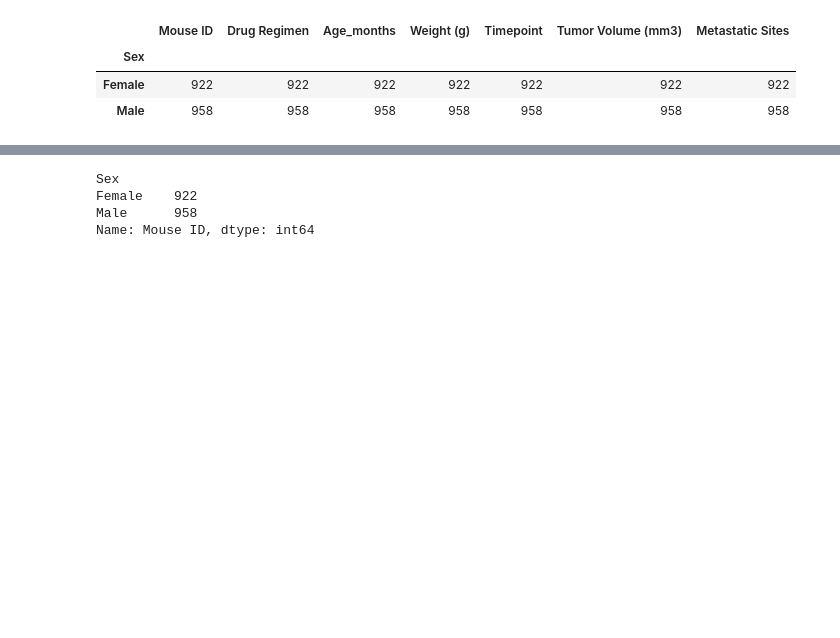
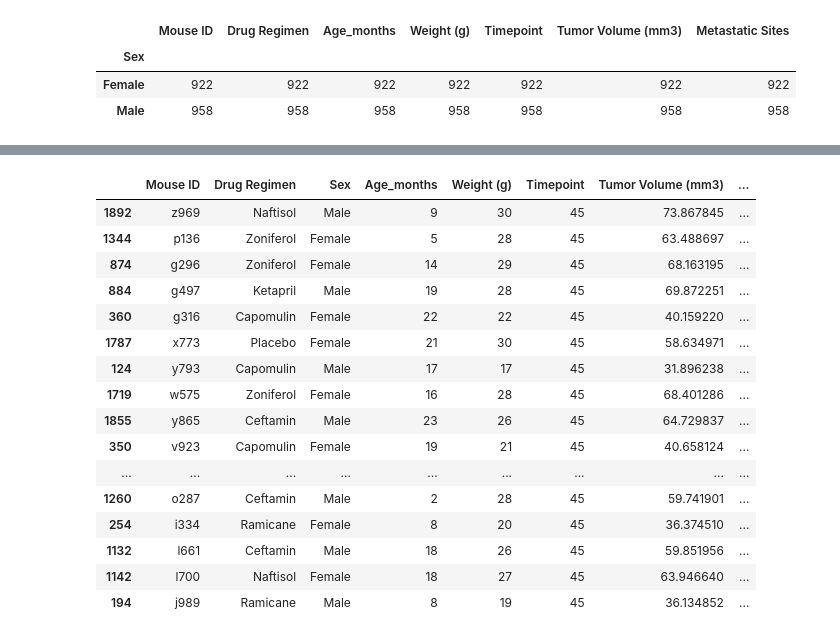
Before and after one commit to anajuarezar/matplotlib-challenge, a Jupyter notebook: pymaceuticals.ipynb, the cells around one changed output, grey strips where cells are left out. Drawn from its saved outputs; the diff is of its cells as text; code cells hidden in the pictures; blank space fills up the shorter version.

```diff
--- a/pymaceuticals.ipynb
+++ b/pymaceuticals.ipynb
@@ -218,8 +213,0 @@ plt.pie(mouse_sex, explode=explode, labels=labels, colors=colors,
-# %%
-mouse_sex = sex_group['Mouse ID']
-mouse_sex
-# %% [output]
-Sex
-Female    922
-Male      958
-Name: Mouse ID, dtype: int64
@@ -225,0 +217,20 @@ Name: Mouse ID, dtype: int64
+# %%
+latest_entry = clean_mouse.sort_values("Timepoint", ascending=False)
+# %% [output]
+|  | Mouse ID | Drug Regimen | Sex | Age_months | Weight (g) | Timepoint | Tumor Volume (mm3) | ... |
+| 1892 | z969 | Naftisol | Male | 9 | 30 | 45 | 73.867845 | ... |
+| 1344 | p136 | Zoniferol | Female | 5 | 28 | 45 | 63.488697 | ... |
+| 874 | g296 | Zoniferol | Female | 14 | 29 | 45 | 68.163195 | ... |
+| 884 | g497 | Ketapril | Male | 19 | 28 | 45 | 69.872251 | ... |
+| 360 | g316 | Capomulin | Female | 22 | 22 | 45 | 40.159220 | ... |
+| 1787 | x773 | Placebo | Female | 21 | 30 | 45 | 58.634971 | ... |
+| 124 | y793 | Capomulin | Male | 17 | 17 | 45 | 31.896238 | ... |
+| 1719 | w575 | Zoniferol | Female | 16 | 28 | 45 | 68.401286 | ... |
+| 1855 | y865 | Ceftamin | Male | 23 | 26 | 45 | 64.729837 | ... |
+| 350 | v923 | Capomulin | Female | 19 | 21 | 45 | 40.658124 | ... |
+| ... | ... | ... | ... | ... | ... | ... | ... | ... |
+| 1260 | o287 | Ceftamin | Male | 2 | 28 | 45 | 59.741901 | ... |
+| 254 | i334 | Ramicane | Female | 8 | 20 | 45 | 36.374510 | ... |
+| 1132 | l661 | Ceftamin | Male | 18 | 26 | 45 | 59.851956 | ... |
+| 1142 | l700 | Naftisol | Female | 18 | 27 | 45 | 63.946640 | ... |
+| 194 | j989 | Ramicane | Male | 8 | 19 | 45 | 36.134852 | ... |
```
Also changed, not shown: parts of 4 cells of this notebook.
